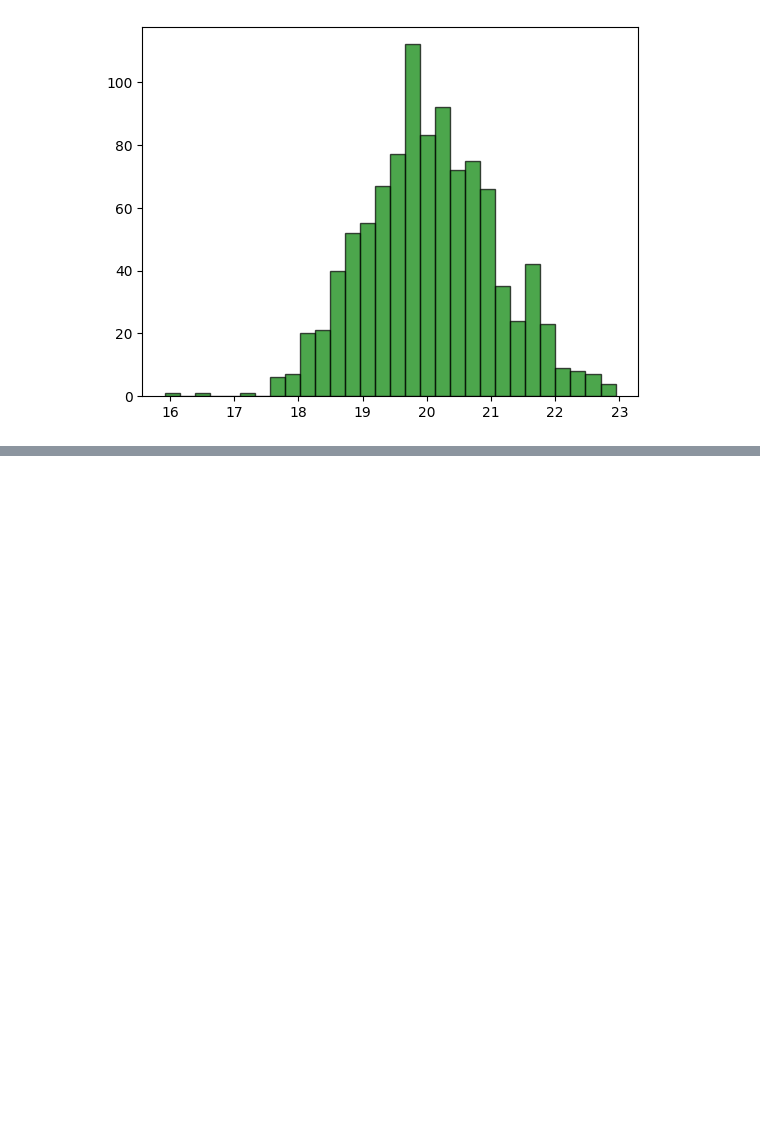
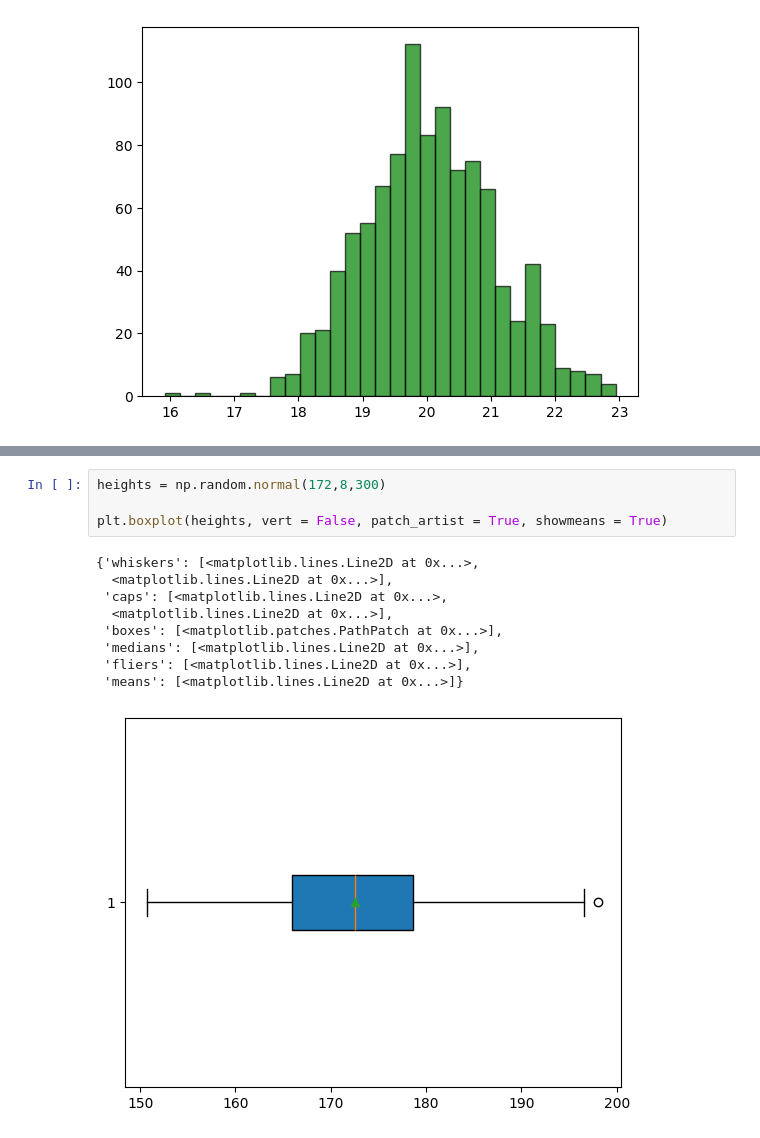
Before and after one commit to AyushGupta05/pythonrevision, a Jupyter notebook: pandas/ma/scatterplots.ipynb, the cells around one changed output, grey strips where cells are left out. Drawn from its saved outputs; the diff is of its cells as text; blank space fills up the shorter version.

```diff
--- a/pandas/ma/scatterplots.ipynb
+++ b/pandas/ma/scatterplots.ipynb
@@ -88,0 +98,14 @@ plt.hist(x, bins = 30, color = "green", edgecolor = "black", alpha = 0.7)
+# %%
+heights = np.random.normal(172,8,300)
+
+plt.boxplot(heights, vert = False, patch_artist = True, showmeans = True)
+# %% [output]
+{'whiskers': [<matplotlib.lines.Line2D at 0x...>,
+  <matplotlib.lines.Line2D at 0x...>],
+ 'caps': [<matplotlib.lines.Line2D at 0x...>,
+  <matplotlib.lines.Line2D at 0x...>],
+ 'boxes': [<matplotlib.patches.PathPatch at 0x...>],
+ 'medians': [<matplotlib.lines.Line2D at 0x...>],
+ 'fliers': [<matplotlib.lines.Line2D at 0x...>],
+ 'means': [<matplotlib.lines.Line2D at 0x...>]}
+[figure, added]
```
Also changed, not shown: parts of 6 cells of this notebook, 1 other file.
